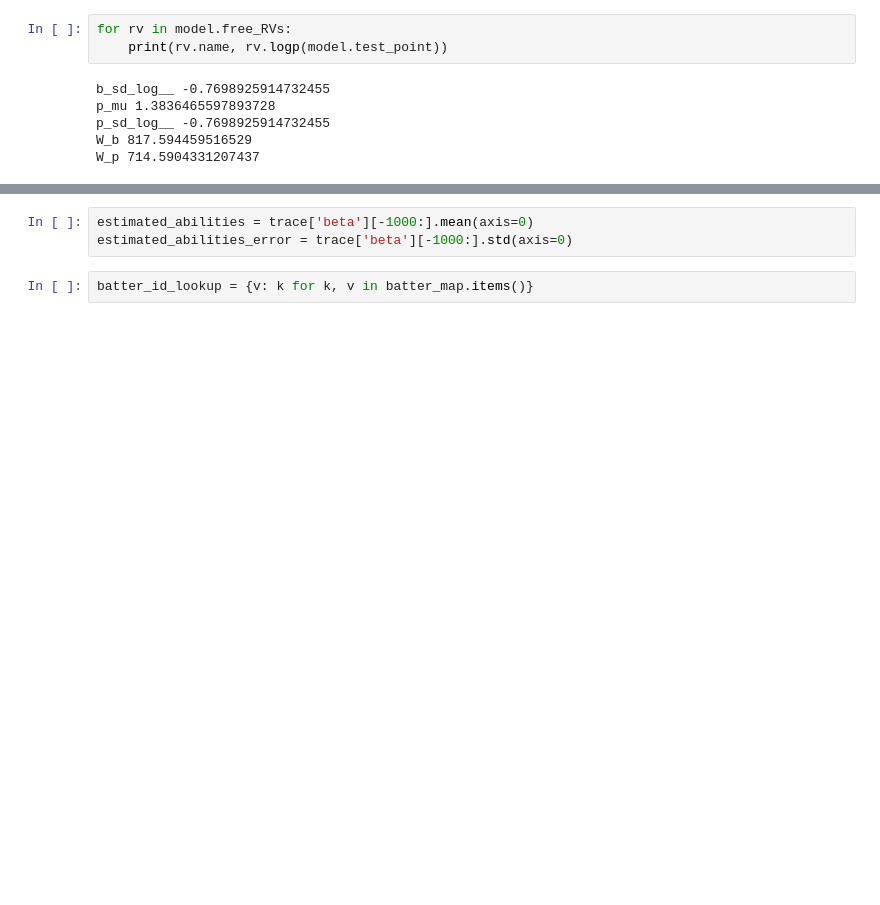
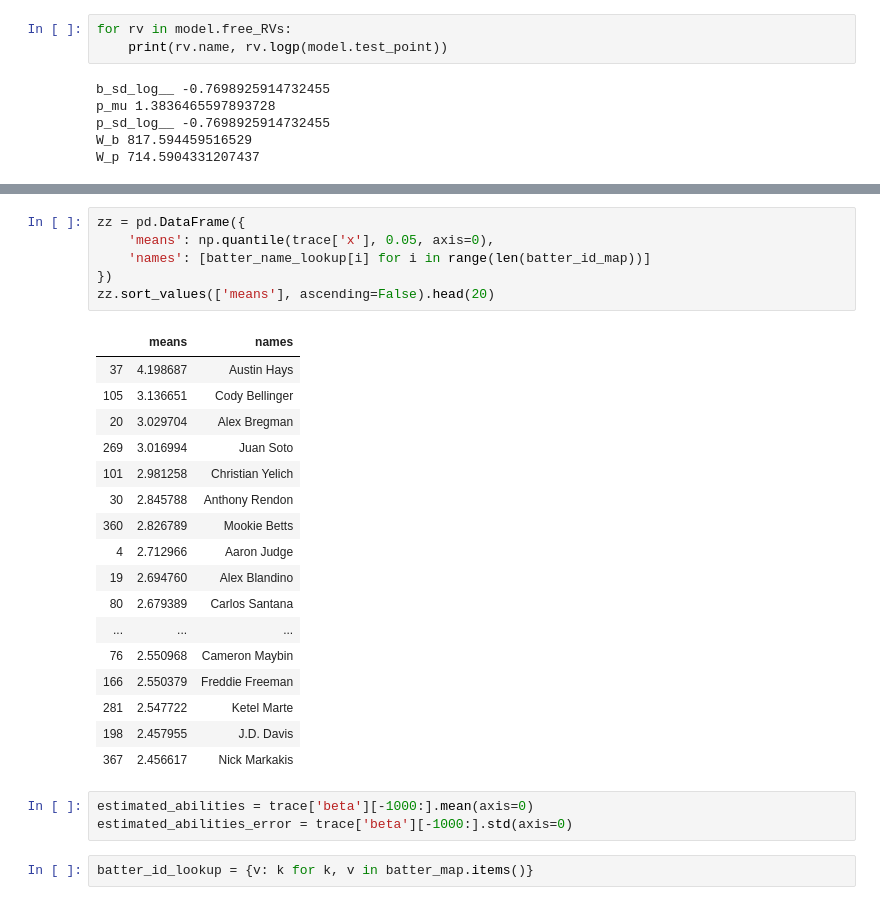
Before and after one commit to dantegates/mlb-statcast, a Jupyter notebook: player-ranking-Copy1.ipynb, the cells around one changed output, grey strips where cells are left out. Drawn from its saved outputs; the diff is of its cells as text; blank space fills up the shorter version.

```diff
--- a/player-ranking-Copy1.ipynb
+++ b/player-ranking-Copy1.ipynb
@@ -390,3 +413,27 @@ sorted([(a, pitcher_name_lookup[i]) for i, a in enumerate(trace['W_p'].std(axis=
+# %%
+zz = pd.DataFrame({
+    'means': np.quantile(trace['x'], 0.05, axis=0),
+    'names': [batter_name_lookup[i] for i in range(len(batter_id_map))]
+})
+zz.sort_values(['means'], ascending=False).head(20)
+# %% [output]
+|  | means | names |
+| 37 | 4.198687 | Austin Hays |
+| 105 | 3.136651 | Cody Bellinger |
+| 20 | 3.029704 | Alex Bregman |
+| 269 | 3.016994 | Juan Soto |
+| 101 | 2.981258 | Christian Yelich |
+| 30 | 2.845788 | Anthony Rendon |
+| 360 | 2.826789 | Mookie Betts |
+| 4 | 2.712966 | Aaron Judge |
+| 19 | 2.694760 | Alex Blandino |
+| 80 | 2.679389 | Carlos Santana |
+| ... | ... | ... |
+| 76 | 2.550968 | Cameron Maybin |
+| 166 | 2.550379 | Freddie Freeman |
+| 281 | 2.547722 | Ketel Marte |
+| 198 | 2.457955 | J.D. Davis |
+| 367 | 2.456617 | Nick Markakis |
 # %%
 estimated_abilities = trace['beta'][-1000:].mean(axis=0)
 estimated_abilities_error = trace['beta'][-1000:].std(axis=0)
```
Also changed, not shown: parts of 4 cells of this notebook.
